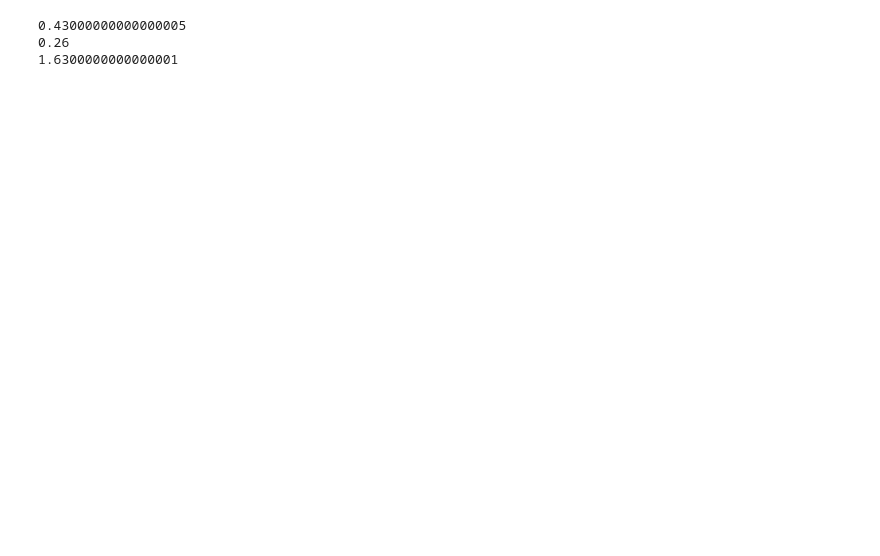
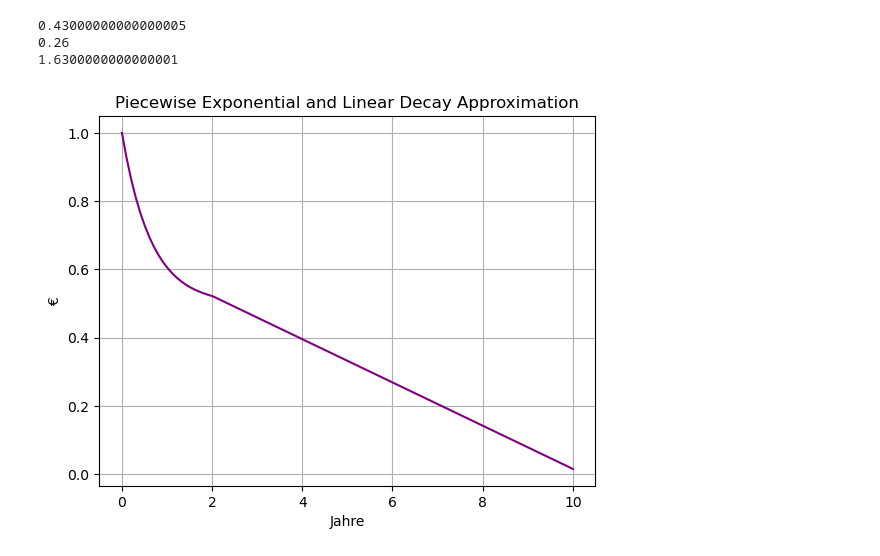
Before and after one commit to Nerrror/EV-calculator, a Jupyter notebook: ev_price_calculation.ipynb, the cells around one changed output. Saved outputs shown, nothing was run; the diff lists cells and outputs as text; code cells hidden in the pictures; blank space fills up the shorter version.

Commit message:
added piecewice decay

```diff
--- a/ev_price_calculation.ipynb
+++ b/ev_price_calculation.ipynb
@@ -112,3 +113,56 @@ fig.show()
 0.43000000000000005
 0.26
 1.6300000000000001
+# %%
+import numpy as np
+import matplotlib.pyplot as plt
+
+def piecewise_decay(t, A=30000, k=1.55, slope=-1900, x_transition=2):
+    """
+    Approximates a piecewise function with exponential decay until x=2 and linear decay after.
+
+    Parameters:
+    t : array-like
+        Time values in years.
+    A : float
+        Initial value at t=0.
+    k : float
+        Decay constant for the exponential part.
+    slope : float
+        Slope of the linear decay part.
+    x_transition : float
+        The x-value at which the function transitions from exponential to linear decay.
+
+    Returns:
+    array-like
+        Approximated values for each time t.
+    """
+    # Initialize an array to store the values
+    values = np.zeros_like(t)
+
+    # Exponential decay for t <= x_transition
+    exponential_part = A/2 * np.exp(-k * t[t <= x_transition]) + A/2
+    values[t <= x_transition] = exponential_part
+
+    # Linear decay for t > x_transition
+    linear_start_value = A/2 * np.exp(-k * x_transition) + A/2  # Value at the transition point
+    linear_part = linear_start_value + slope * (t[t > x_transition] - x_transition)
+    values[t > x_transition] = linear_part
+
+    return values / A
+
+# Generate time values
+years = np.linspace(0, 10, 100)
+
+# Calculate piecewise values
+values = piecewise_decay(years)
+
+# Plot the approximation
+plt.plot(years, values, label="Piecewise Decay Approximation", color="purple")
+plt.xlabel("Jahre")
+plt.ylabel("€")
+plt.title("Piecewise Exponential and Linear Decay Approximation")
+plt.grid(True)
+plt.show()
+# %% [output]
+[figure, added]
```
Also changed, not shown: parts of 1 cell of this notebook.
